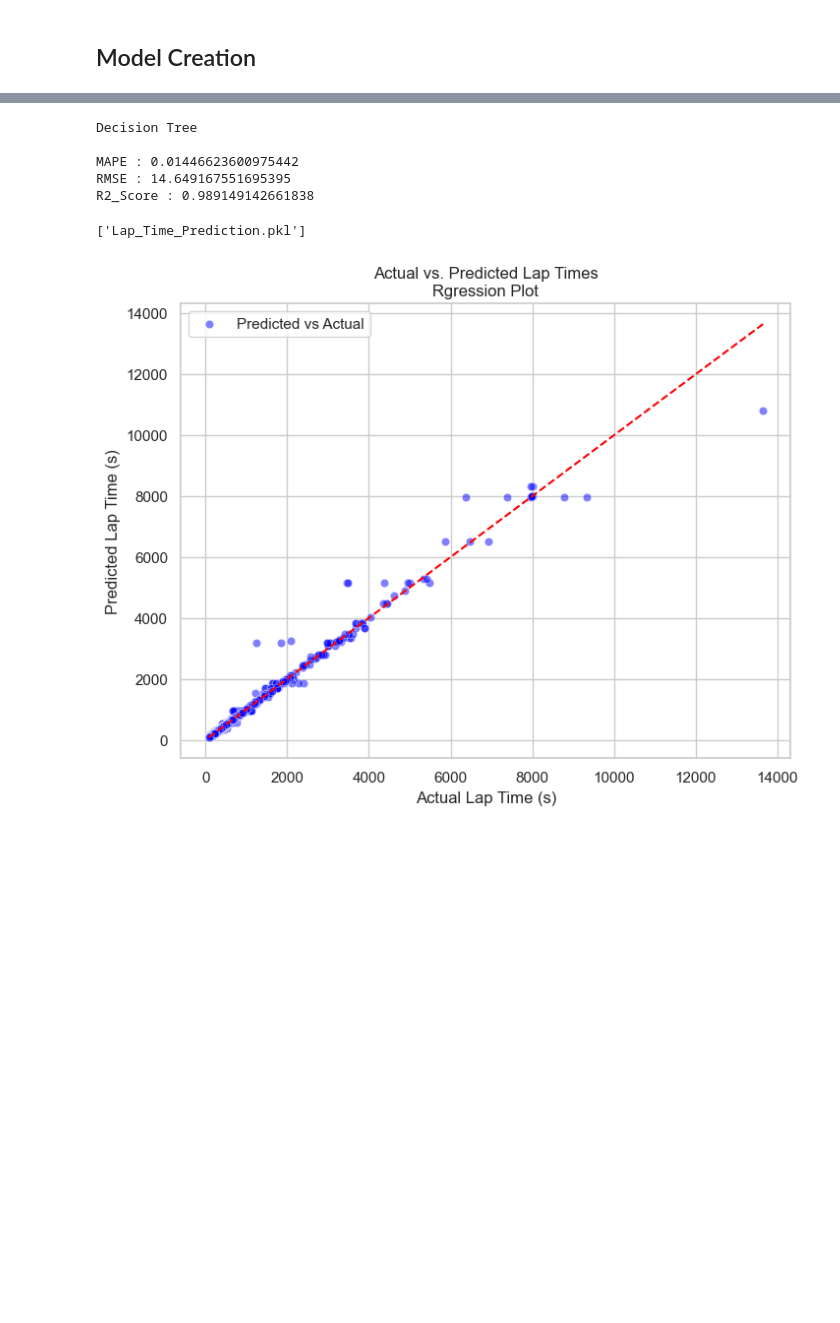
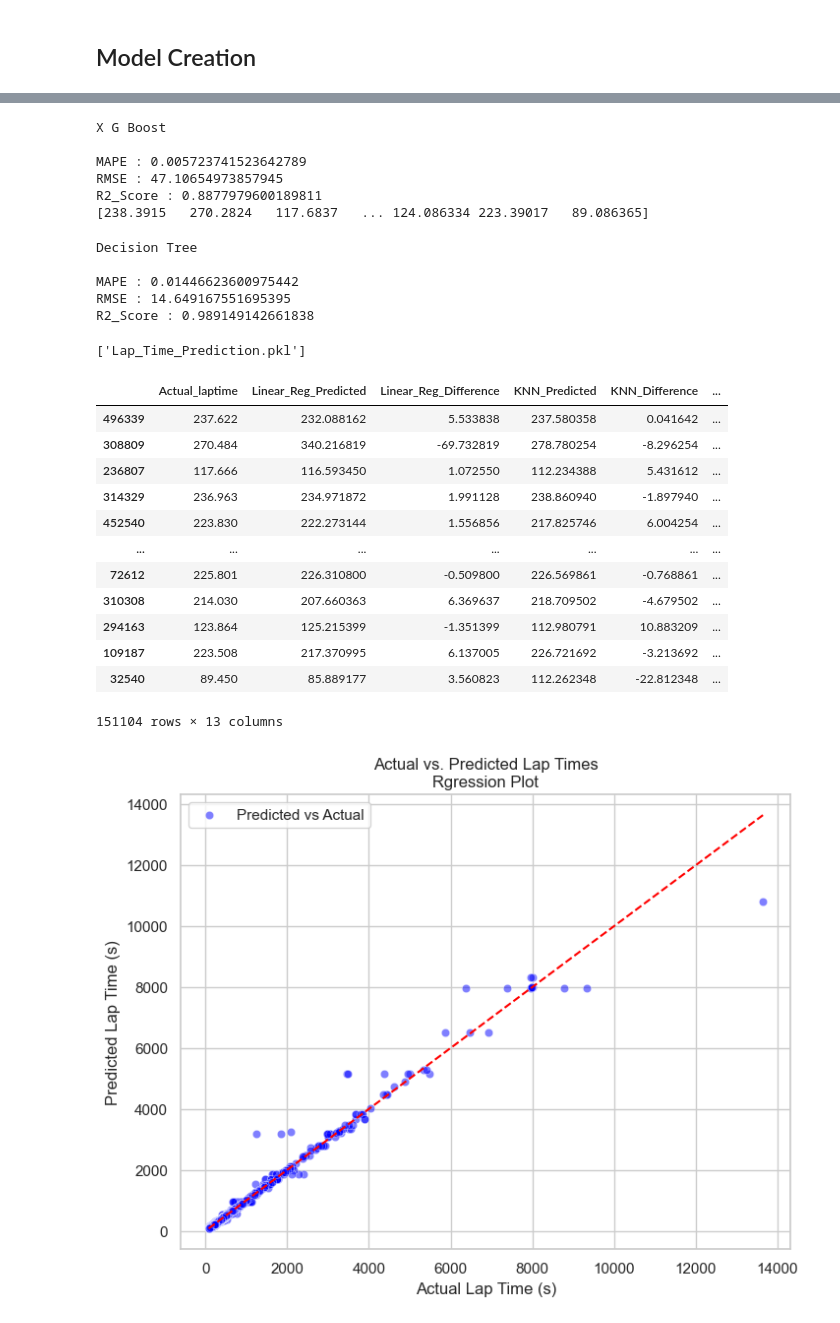
Before and after one commit to JoeVA2020/WEC_Prediction, a Jupyter notebook: app1/Lap_Time_Prediction.ipynb, the cells around one changed output, grey strips where cells are left out. Saved outputs shown, nothing was run; the diff lists cells and outputs as text; code cells hidden in the pictures; blank space fills up the shorter version.

```diff
--- a/app1/Lap_Time_Prediction.ipynb
+++ b/app1/Lap_Time_Prediction.ipynb
@@ -709,0 +762,10 @@ from sklearn.metrics import r2_score
+# %%
+from sklearn.ensemble import GradientBoostingRegressor
+model = GradientBoostingRegressor(n_estimators=100, random_state=42)
+model.fit(x_train,y_train)
+y_pred5=model.predict(x_test)
+print("Gradient Boosting\n")
+print("MAPE :",mean_absolute_percentage_error(y_test,y_pred5))
+print("RMSE :",root_mean_squared_error(y_test,y_pred5))
+print("R2_Score :",r2_score(y_test,y_pred5))
+print(y_pred5)
@@ -710,2 +780,19 @@ from sklearn.metrics import r2_score
+# %%
+import xgboost as xgb
+model = xgb.XGBRegressor(n_estimators=100, random_state=42)
+model.fit(x_train,y_train)
+y_pred6=model.predict(x_test)
+print("X G Boost\n")
+print("MAPE :",mean_absolute_percentage_error(y_test,y_pred6))
+print("RMSE :",root_mean_squared_error(y_test,y_pred6))
+print("R2_Score :",r2_score(y_test,y_pred6))
+print(y_pred6)
+# %% [output]
+X G Boost
+
+MAPE : 0.005723741523642789
+RMSE : 47.10654973857945
+R2_Score : 0.8877979600189811
+[238.3915   270.2824   117.6837   ... 124.086334 223.39017   89.086365]
 # %%
 from sklearn.tree import DecisionTreeRegressor
@@ -765,12 +820,26 @@ R2_Score : 0.989149142661838
 # %%
-# difference=pd.DataFrame({'Actual_laptime':y_test,
-#                          'Linear_Reg_Predicted':y_pred1,'Linear_Reg_Difference':(y_test-y_pred1),
-#                          'KNN_Predicted':y_pred2,'KNN_Difference':(y_test-y_pred2),
-#                          'Decision_Tree_Predicted':y_pred3,'Decision_Tree_Difference':(y_test-y_pred3),
-#                          'Random_Forest_Predicted':y_pred4,'Random_Forest_Difference':(y_test-y_pred4),
-#                          'Gradient_Boost_Predicted':y_pred5,'Gradient_Boost_Difference':(y_test-y_pred5),
-#                          'XG_Boost_Predicted':y_pred6,'XG_Boost_Difference':(y_test-y_pred6)})
-# difference
+difference=pd.DataFrame({'Actual_laptime':y_test,
+                         'Linear_Reg_Predicted':y_pred1,'Linear_Reg_Difference':(y_test-y_pred1),
+                         'KNN_Predicted':y_pred2,'KNN_Difference':(y_test-y_pred2),
+                         'Decision_Tree_Predicted':y_pred3,'Decision_Tree_Difference':(y_test-y_pred3),
+                         'Random_Forest_Predicted':y_pred4,'Random_Forest_Difference':(y_test-y_pred4),
+                         'Gradient_Boost_Predicted':y_pred5,'Gradient_Boost_Difference':(y_test-y_pred5),
+                         'XG_Boost_Predicted':y_pred6,'XG_Boost_Difference':(y_test-y_pred6)})
+difference
+# %% [output]
+|  | Actual_laptime | Linear_Reg_Predicted | Linear_Reg_Difference | KNN_Predicted | KNN_Difference | ... |
+| 496339 | 237.622 | 232.088162 | 5.533838 | 237.580358 | 0.041642 | ... |
+| 308809 | 270.484 | 340.216819 | -69.732819 | 278.780254 | -8.296254 | ... |
+| 236807 | 117.666 | 116.593450 | 1.072550 | 112.234388 | 5.431612 | ... |
+| 314329 | 236.963 | 234.971872 | 1.991128 | 238.860940 | -1.897940 | ... |
+| 452540 | 223.830 | 222.273144 | 1.556856 | 217.825746 | 6.004254 | ... |
+| ... | ... | ... | ... | ... | ... | ... |
+| 72612 | 225.801 | 226.310800 | -0.509800 | 226.569861 | -0.768861 | ... |
+| 310308 | 214.030 | 207.660363 | 6.369637 | 218.709502 | -4.679502 | ... |
+| 294163 | 123.864 | 125.215399 | -1.351399 | 112.980791 | 10.883209 | ... |
+| 109187 | 223.508 | 217.370995 | 6.137005 | 226.721692 | -3.213692 | ... |
+| 32540 | 89.450 | 85.889177 | 3.560823 | 112.262348 | -22.812348 | ... |
+151104 rows × 13 columns
 # %%
 x = joined_df[['top_speed', 'kph', 'position']]
 y = joined_df['lap_time_s']
```
Also changed, not shown: parts of 25 cells of this notebook.
